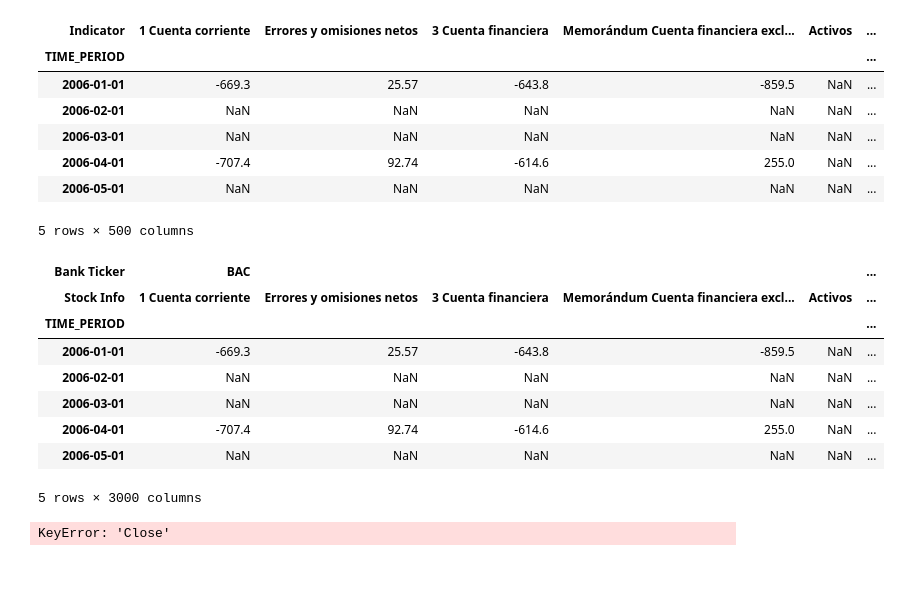
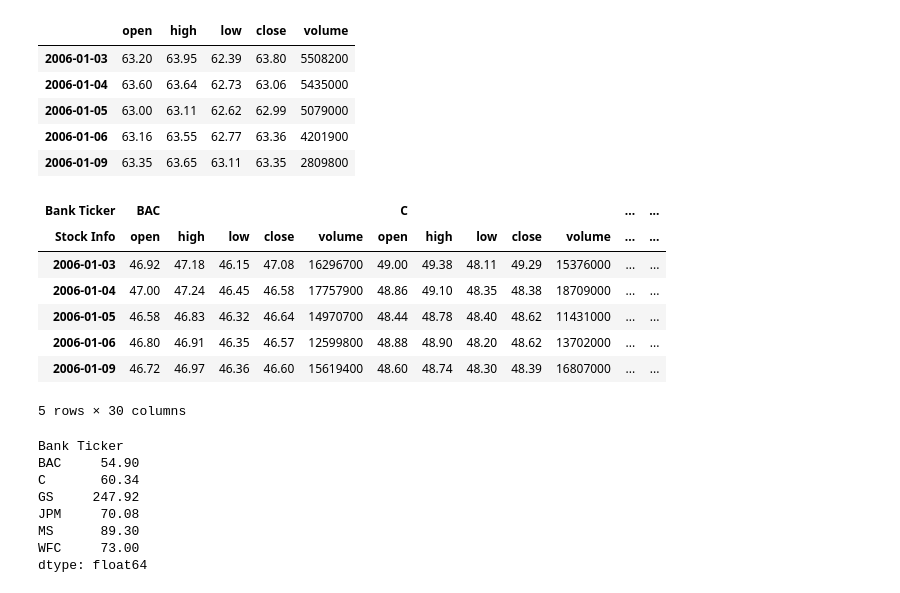
Before and after one commit to samghanbarian/data-science-bootcamp-with-python, a Jupyter notebook: Stock Analysis.ipynb, the cells around one changed output. Drawn from its saved outputs; the diff is of its cells as text; code cells hidden in the pictures.

```diff
--- a/Stock Analysis.ipynb
+++ b/Stock Analysis.ipynb
@@ -12,29 +12,28 @@ import datetime
 # %%
 #reading data for 6 different banks and storing in different dataframes
 # Bank of America
 # CitiGroup
 # Goldman Sachs
 # JPMorgan Chase
 # Morgan Stanley
 # Wells Fargo
 start = datetime.date(2006,1,1)
 end = datetime.date(2016,1,1)
-BAC = data.DataReader("BAC",'econdb',start,end)
-C = data.DataReader('C', 'econdb', start, end)
-GS = data.DataReader('GS', 'econdb', start, end)
-JPM = data.DataReader('JPM', 'econdb', start, end)
-MS = data.DataReader('MS', 'econdb', start, end)
-WFC = data.DataReader('WFC', 'econdb', start, end)
+api_key=' VXNVQDGK5K88B6RU'
+BAC = data.DataReader("BAC",'av-daily',start,end,api_key=api_key)
+C = data.DataReader("C",'av-daily',start,end,api_key=api_key)
+GS = data.DataReader("GS",'av-daily',start,end,api_key=api_key)
+JPM = data.DataReader("JPM",'av-daily',start,end,api_key=api_key)
+MS = data.DataReader("MS",'av-daily',start,end,api_key=api_key)
+WFC = data.DataReader("WFC",'av-daily',start,end,api_key=api_key)
 WFC.head()
 # %% [output]
-| Indicator | 1 Cuenta corriente | Errores y omisiones netos | 3 Cuenta financiera | Memorándum Cuenta financiera excl... | Activos | ... |
-| TIME_PERIOD |  |  |  |  |  | ... |
-| 2006-01-01 | -669.3 | 25.57 | -643.8 | -859.5 | NaN | ... |
-| 2006-02-01 | NaN | NaN | NaN | NaN | NaN | ... |
-| 2006-03-01 | NaN | NaN | NaN | NaN | NaN | ... |
-| 2006-04-01 | -707.4 | 92.74 | -614.6 | 255.0 | NaN | ... |
-| 2006-05-01 | NaN | NaN | NaN | NaN | NaN | ... |
+|  | open | high | low | close | volume |
+| 2006-01-03 | 63.20 | 63.95 | 62.39 | 63.80 | 5508200 |
+| 2006-01-04 | 63.60 | 63.64 | 62.73 | 63.06 | 5435000 |
+| 2006-01-05 | 63.00 | 63.11 | 62.62 | 62.99 | 5079000 |
+| 2006-01-06 | 63.16 | 63.55 | 62.77 | 63.36 | 4201900 |
+| 2006-01-09 | 63.35 | 63.65 | 63.11 | 63.35 | 2809800 |
-5 rows × 500 columns
 # %%
 #creating a list of tickers alphabetically
 tickers = ['BAC','C','GS','JPM','MS','WFC']
@@ -45,20 +44,26 @@ bank_stocks.head()
 bank_stocks.columns.names =['Bank Ticker','Stock Info']
 bank_stocks.head()
 # %% [output]
-| Bank Ticker | BAC |  |  |  |  | ... |
-| Stock Info | 1 Cuenta corriente | Errores y omisiones netos | 3 Cuenta financiera | Memorándum Cuenta financiera excl... | Activos | ... |
-| TIME_PERIOD |  |  |  |  |  | ... |
-| 2006-01-01 | -669.3 | 25.57 | -643.8 | -859.5 | NaN | ... |
-| 2006-02-01 | NaN | NaN | NaN | NaN | NaN | ... |
-| 2006-03-01 | NaN | NaN | NaN | NaN | NaN | ... |
-| 2006-04-01 | -707.4 | 92.74 | -614.6 | 255.0 | NaN | ... |
-| 2006-05-01 | NaN | NaN | NaN | NaN | NaN | ... |
+| Bank Ticker | BAC |  |  |  |  | C |  |  |  |  | ... | ... |
+| Stock Info | open | high | low | close | volume | open | high | low | close | volume | ... | ... |
+| 2006-01-03 | 46.92 | 47.18 | 46.15 | 47.08 | 16296700 | 49.00 | 49.38 | 48.11 | 49.29 | 15376000 | ... | ... |
+| 2006-01-04 | 47.00 | 47.24 | 46.45 | 46.58 | 17757900 | 48.86 | 49.10 | 48.35 | 48.38 | 18709000 | ... | ... |
+| 2006-01-05 | 46.58 | 46.83 | 46.32 | 46.64 | 14970700 | 48.44 | 48.78 | 48.40 | 48.62 | 11431000 | ... | ... |
+| 2006-01-06 | 46.80 | 46.91 | 46.35 | 46.57 | 12599800 | 48.88 | 48.90 | 48.20 | 48.62 | 13702000 | ... | ... |
+| 2006-01-09 | 46.72 | 46.97 | 46.36 | 46.60 | 15619400 | 48.60 | 48.74 | 48.30 | 48.39 | 16807000 | ... | ... |
-5 rows × 3000 columns
+5 rows × 30 columns
 # %%
 #retrieving max "close" price for each bank
-bank_stocks.xs(key ='Close', level='Stock Info', axis=1).max()
+bank_stocks.xs(key ='close', level='Stock Info', axis=1).max()
 # %% [output]
-KeyError: 'Close'
+Bank Ticker
+BAC     54.90
+C       60.34
+GS     247.92
+JPM     70.08
+MS      89.30
+WFC     73.00
+dtype: float64
 # %%
 #calculating the returns of each bank stock
 #defining an empty dataframe called returns
```
Also changed, not shown: parts of 7 cells of this notebook.
